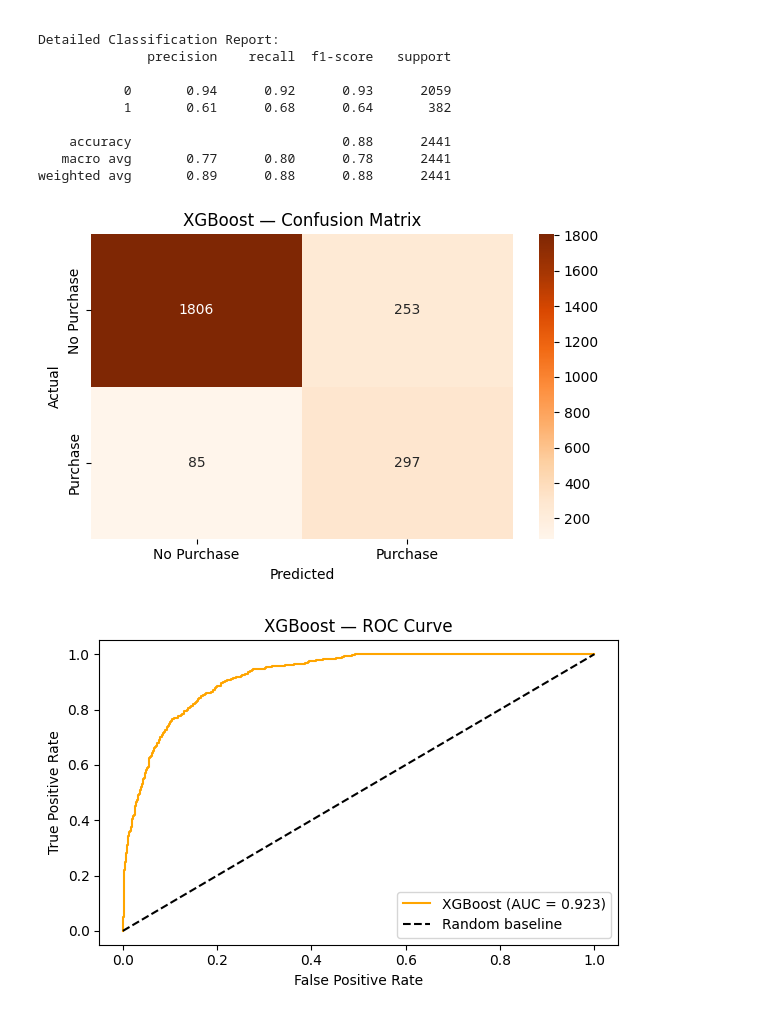
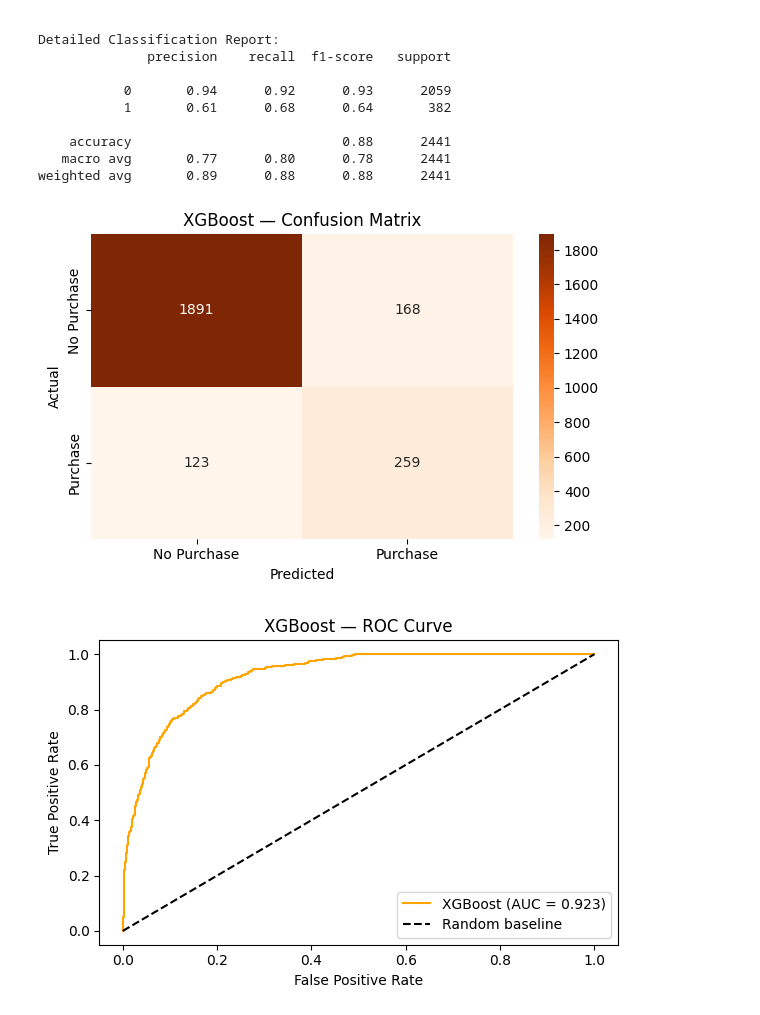
Before and after one commit to mahigarg0403-blip/Customer-purchase-prediction_mahi_bhumika, a Jupyter notebook: notebooks/step7_xgboost.ipynb, the cells around one changed output. Saved outputs shown, nothing was run; the diff lists cells and outputs as text; code cells hidden in the pictures.

```diff
--- a/notebooks/step7_xgboost.ipynb
+++ b/notebooks/step7_xgboost.ipynb
@@ -133,20 +133,20 @@ Detailed Classification Report:
    macro avg       0.77      0.80      0.78      2441
 weighted avg       0.89      0.88      0.88      2441
 # %%
-cm = confusion_matrix(y_test, y_pred)
-
+# Change y_pred to y_pred_tuned so the plot matches your new results!
+cm = confusion_matrix(y_test, y_pred_tuned)
 plt.figure(figsize=(6,4))
 sns.heatmap(cm, annot=True, fmt='d', cmap='Oranges',
             xticklabels=['No Purchase', 'Purchase'],
             yticklabels=['No Purchase', 'Purchase'])
 plt.title('XGBoost — Confusion Matrix')
 plt.ylabel('Actual')
 plt.xlabel('Predicted')
 plt.tight_layout()
 plt.savefig('xgb_confusion_matrix.png', dpi=150)
 plt.show()
 # %% [output]
-[figure, old version]
+[figure, new version]
 # %%
 fpr, tpr, _ = roc_curve(y_test, y_prob)
 
```
